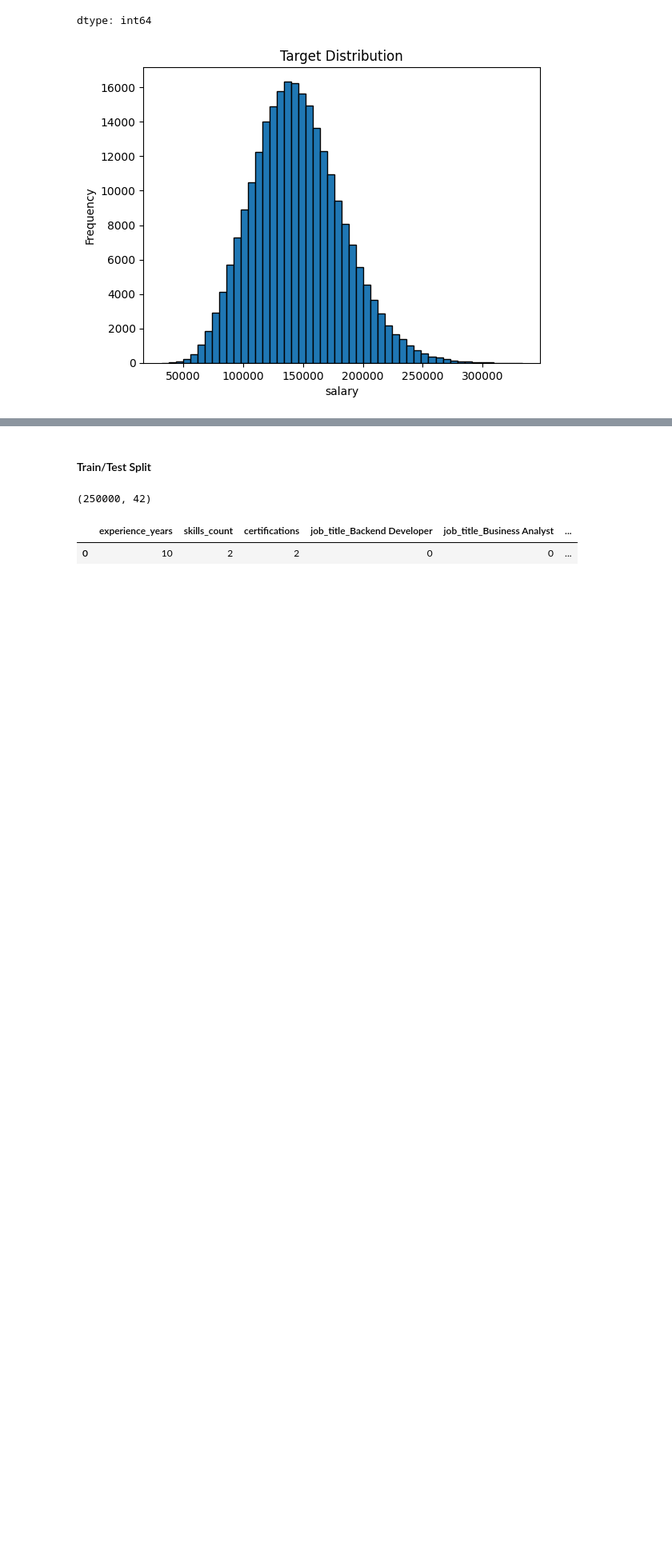
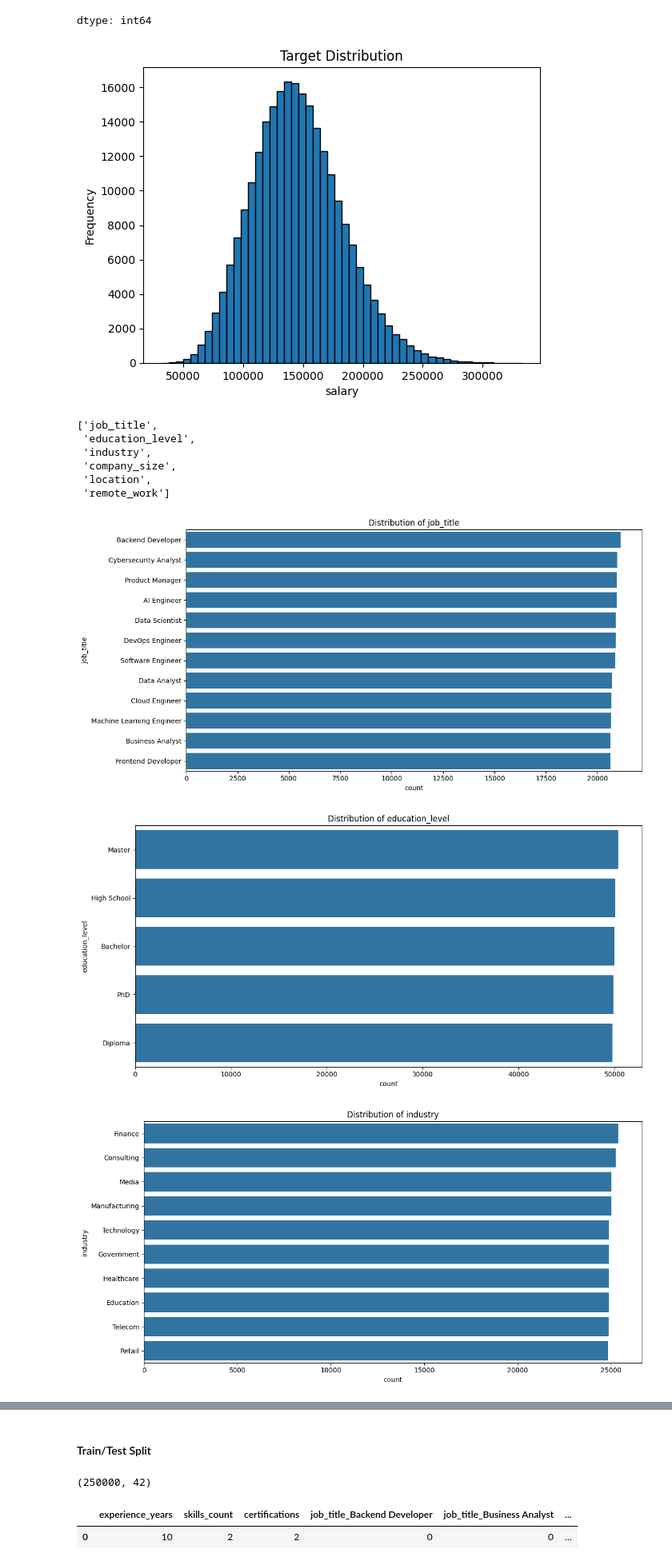
Before and after one commit to mdmohsin212/Kaggle-competitions, a Jupyter notebook: Employee Salary Prediction/model/Salary_prediction.ipynb, the cells around one changed output, grey strips where cells are left out. Shown at 80% size. Cells and saved outputs as stored; diff of their text form; code cells hidden in the pictures; blank space fills up the shorter version.

```diff
--- a/Employee Salary Prediction/model/Salary_prediction.ipynb
+++ b/Employee Salary Prediction/model/Salary_prediction.ipynb
@@ -80,3 +81,32 @@ plt.ylabel("Frequency")
 plt.show()
 # %% [output]
 [figure]
+# %%
+cols = df.select_dtypes("object").columns.tolist()
+cols
+# %% [output]
+['job_title',
+ 'education_level',
+ 'industry',
+ 'company_size',
+ 'location',
+ 'remote_work']
+# %%
+for col in cols:
+    plt.figure(figsize=(12, 6))
+    sns.countplot(data=df, y=col, order=df[col].value_counts().index)
+    plt.title(f'Distribution of {col}')
+    plt.tight_layout()
+    plt.show()
+
+for col in cols:
+    plt.figure(figsize=(12, 6))
+    sns.boxplot(data=df, x=col, y='salary')
+    plt.title(f'Salary vs {col}')
+    plt.xticks(rotation=45, ha='right')
+    plt.tight_layout()
+    plt.show()
+# %% [output]
+[figure, added]
+[figure, added]
+[figure, added]
```
Also changed, not shown: parts of 5 cells of this notebook.
